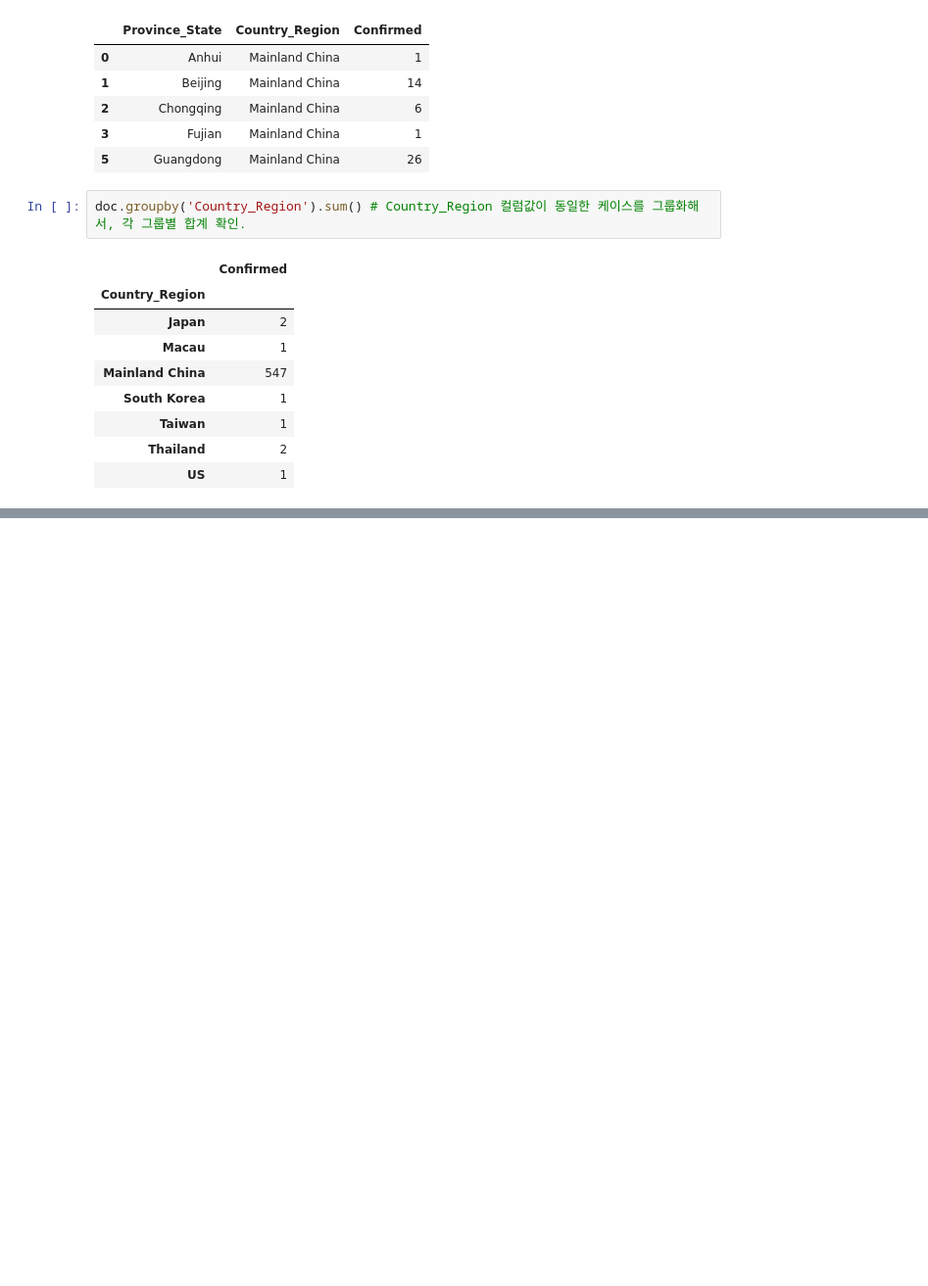
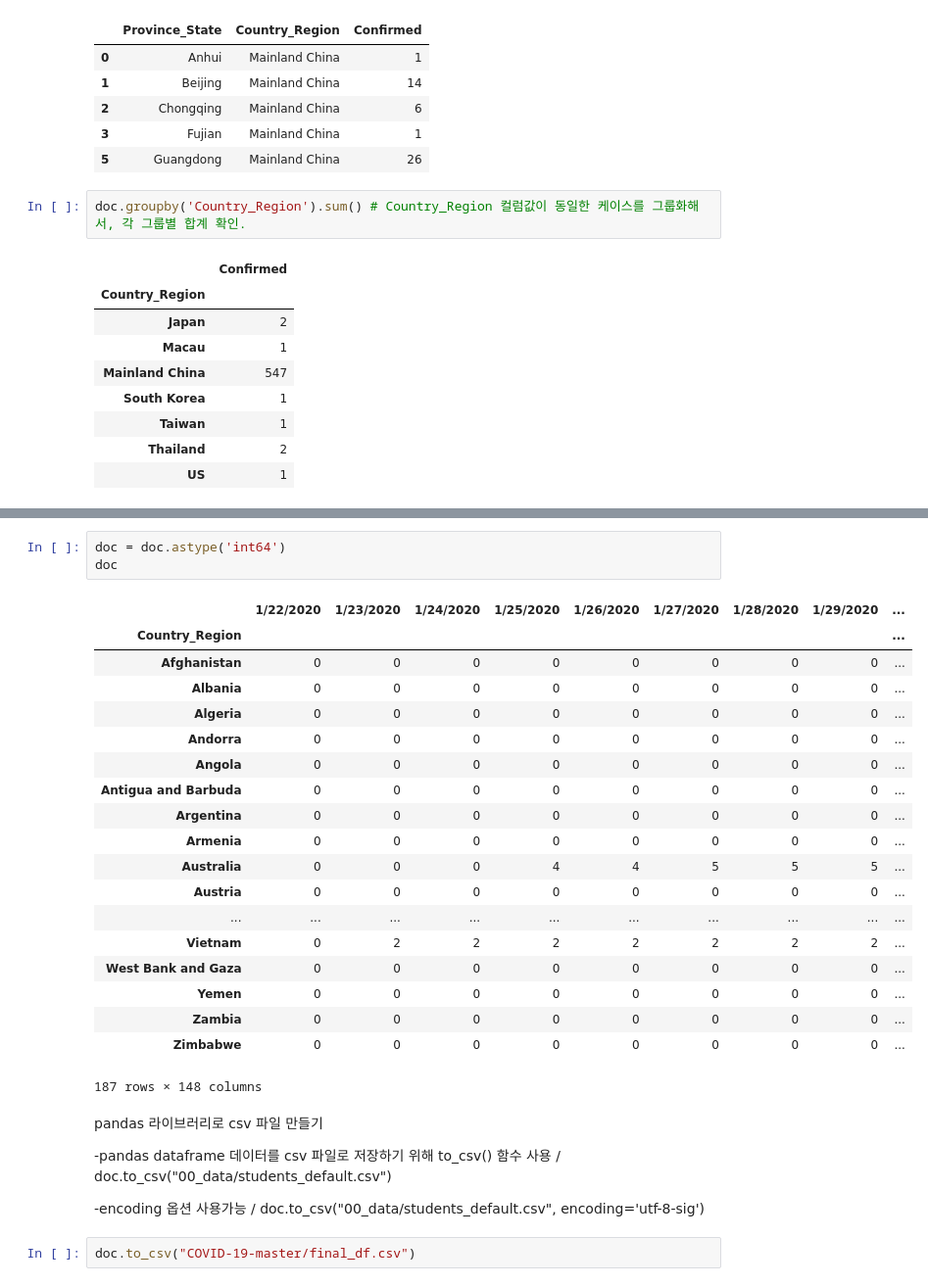
Before and after one commit to joyy-frontend/COVID19-Python-Project, a Jupyter notebook: Pandas_real_data_processing.ipynb, the cells around one changed output, grey strips where cells are left out. Shown at 98% size. Cells and saved outputs as stored; diff of their text form; blank space fills up the shorter version.

```diff
--- a/Pandas_real_data_processing.ipynb
+++ b/Pandas_real_data_processing.ipynb
@@ -254,0 +479,33 @@ doc.groupby('Country_Region').sum() # Country_Region 컬럼값이 동일한 케
+# %%
+doc = doc.astype('int64')
+doc
+# %% [output]
+|  | 1/22/2020 | 1/23/2020 | 1/24/2020 | 1/25/2020 | 1/26/2020 | 1/27/2020 | 1/28/2020 | 1/29/2020 | ... |
+| Country_Region |  |  |  |  |  |  |  |  | ... |
+| Afghanistan | 0 | 0 | 0 | 0 | 0 | 0 | 0 | 0 | ... |
+| Albania | 0 | 0 | 0 | 0 | 0 | 0 | 0 | 0 | ... |
+| Algeria | 0 | 0 | 0 | 0 | 0 | 0 | 0 | 0 | ... |
+| Andorra | 0 | 0 | 0 | 0 | 0 | 0 | 0 | 0 | ... |
+| Angola | 0 | 0 | 0 | 0 | 0 | 0 | 0 | 0 | ... |
+| Antigua and Barbuda | 0 | 0 | 0 | 0 | 0 | 0 | 0 | 0 | ... |
+| Argentina | 0 | 0 | 0 | 0 | 0 | 0 | 0 | 0 | ... |
+| Armenia | 0 | 0 | 0 | 0 | 0 | 0 | 0 | 0 | ... |
+| Australia | 0 | 0 | 0 | 4 | 4 | 5 | 5 | 5 | ... |
+| Austria | 0 | 0 | 0 | 0 | 0 | 0 | 0 | 0 | ... |
+| ... | ... | ... | ... | ... | ... | ... | ... | ... | ... |
+| Vietnam | 0 | 2 | 2 | 2 | 2 | 2 | 2 | 2 | ... |
+| West Bank and Gaza | 0 | 0 | 0 | 0 | 0 | 0 | 0 | 0 | ... |
+| Yemen | 0 | 0 | 0 | 0 | 0 | 0 | 0 | 0 | ... |
+| Zambia | 0 | 0 | 0 | 0 | 0 | 0 | 0 | 0 | ... |
+| Zimbabwe | 0 | 0 | 0 | 0 | 0 | 0 | 0 | 0 | ... |
+187 rows × 148 columns
+# %% [markdown]
+pandas 라이브러리로 csv 파일 만들기
+
+-pandas dataframe 데이터를 csv 파일로 저장하기 위해 to_csv() 함수 사용 /
+doc.to_csv("00_data/students_default.csv")
+
+-encoding 옵션 사용가능 /
+doc.to_csv("00_data/students_default.csv", encoding='utf-8-sig')
+# %%
+doc.to_csv("COVID-19-master/final_df.csv")
```
Also changed, not shown: parts of 17 cells of this notebook.
